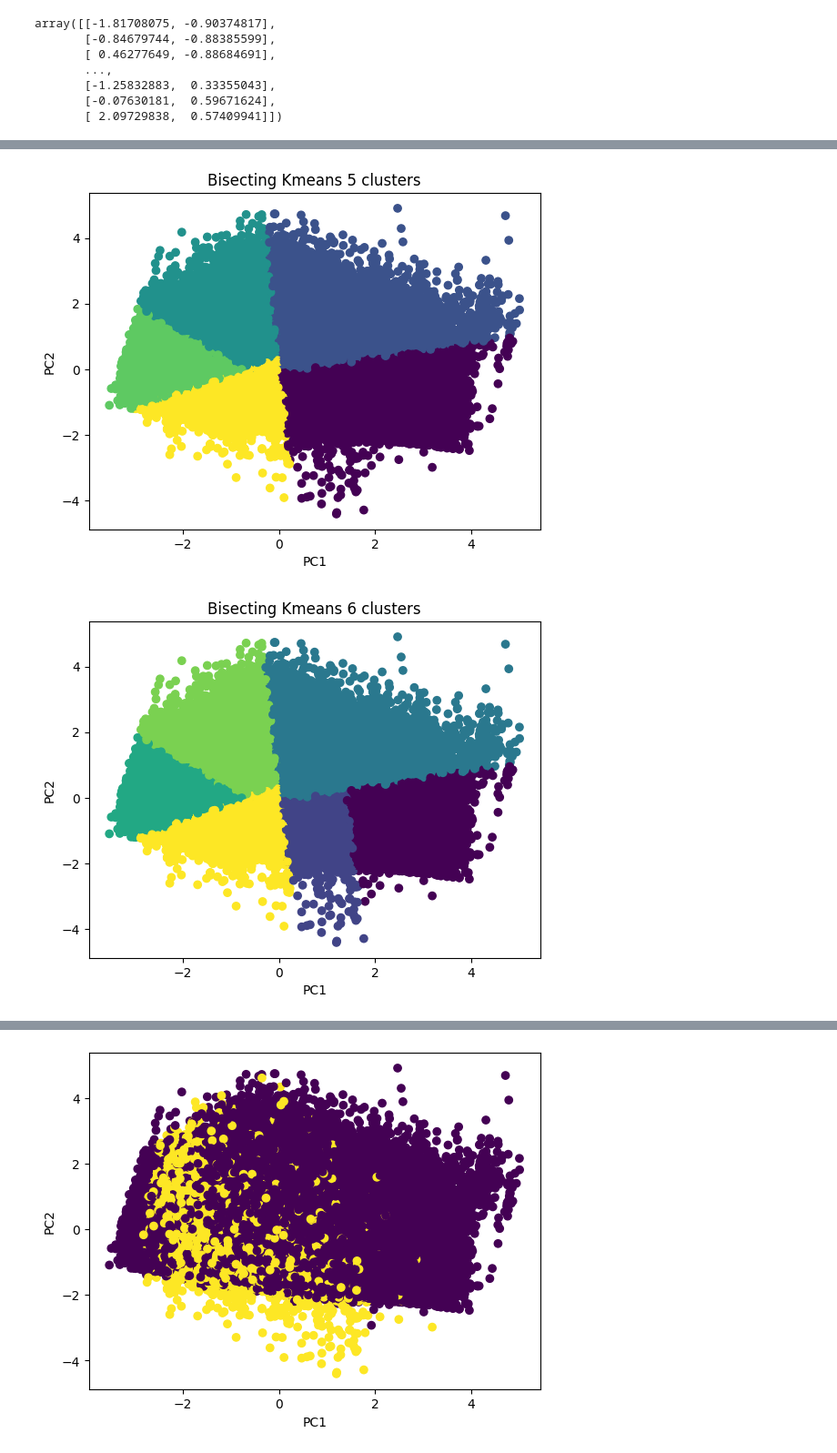
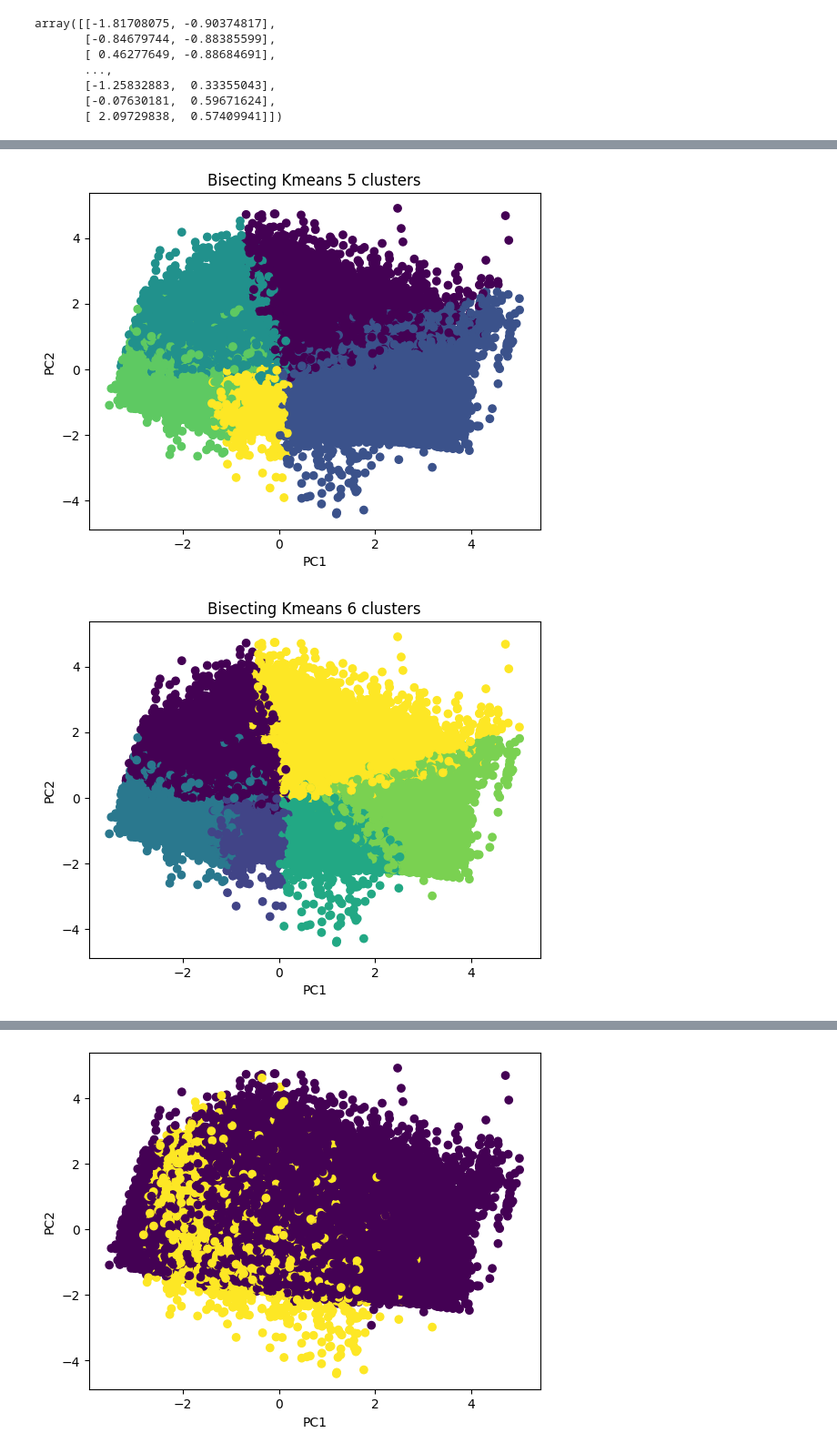
Before and after one commit to MATF-istrazivanje-podataka-1/2023_Data_Mining_Loans_Dataset, a Jupyter notebook: models/clustering/kmeans.ipynb, the cells around one changed output, grey strips where cells are left out. Shown at 91% size. Saved outputs shown, nothing was run; the diff lists cells and outputs as text; code cells hidden in the pictures.

Commit message:
Added association rules, fixed knn, fixed some clustering

```diff
--- a/models/clustering/kmeans.ipynb
+++ b/models/clustering/kmeans.ipynb
@@ -107,7 +107,7 @@ silhouettes2 = []
 for i in range (2, 7):
     kmeans = KMeans(n_clusters=i, init=kmeans_cluster_centers[i - 2], n_init=1)
     kmeans.fit(X)
-    visualize_clustering(kmeans.cluster_centers_, kmeans.labels_, [X[:, 0], X[:, 1]], "Kmeans")
+    visualize_clustering(kmeans.cluster_centers_, kmeans.labels_, [X_pca[:, 0], X_pca[:, 1]], "Kmeans")
     kmeans_cluster_centers.append(kmeans.cluster_centers_)
     sse2.append(kmeans.inertia_)
     silhouettes2.append(silhouette_score(X, kmeans.labels_))
@@ -153,8 +150,0 @@ silhouettes3 = []
-# %%
-for i in range (2, 7):
-    kmeans = KMeans(n_clusters=i)
-    kmeans.fit(X)
-    visualize_clustering(kmeans.cluster_centers_, kmeans.labels_, [X[:, 0], X[:, 1]], "Kmeans")
-    kmeans_cluster_centers.append(kmeans.cluster_centers_)
-    sse3.append(kmeans.inertia_)
-    silhouettes3.append(silhouette_score(X, kmeans.labels_))
@@ -176,2 +150,0 @@ NameError: name 'silhouettes3' is not defined
-# %%
-X, y = load('../../preprocessing/clustering_data.joblib')
@@ -204,8 +167,8 @@ X.head()
 | 3 | 0.605938 | 0.628148 | -0.178258 | -0.285784 |
 | 4 | 0.171764 | -0.082786 | -1.050270 | 0.966366 |
 # %%
-X = pca.fit_transform(X)
-X
+X_pca = pca.fit_transform(X)
+X_pca
 # %% [output]
 array([[-1.81708075, -0.90374817],
        [-0.84679744, -0.88385599],
@@ -221,7 +184,7 @@ kmeans_cluster_centers = []
 for i in range (2, 7):
     bkmeans = BisectingKMeans(n_clusters=i,bisecting_strategy='largest_cluster')
     bkmeans.fit(X)
-    visualize_clustering(bkmeans.cluster_centers_, bkmeans.labels_, [X[:, 0], X[:, 1]], "Bisecting Kmeans")
+    visualize_clustering(bkmeans.cluster_centers_, bkmeans.labels_, [X_pca[:, 0], X_pca[:, 1]], "Bisecting Kmeans")
     sse5.append(bkmeans.inertia_)
     silhouettes5.append(silhouette_score(X, bkmeans.labels_))
     kmeans_cluster_centers.append(bkmeans.cluster_centers_)
@@ -232,5 +195,5 @@ for i in range (2, 7):
-[figure, old version]
+[figure, new version]
-[figure, old version]
+[figure, new version]
 # %%
 plt.plot(range(2, 7), sse5)
 plt.xticks(range(2, 7))
```
Also changed, not shown: parts of 28 cells of this notebook, 4 other files.
